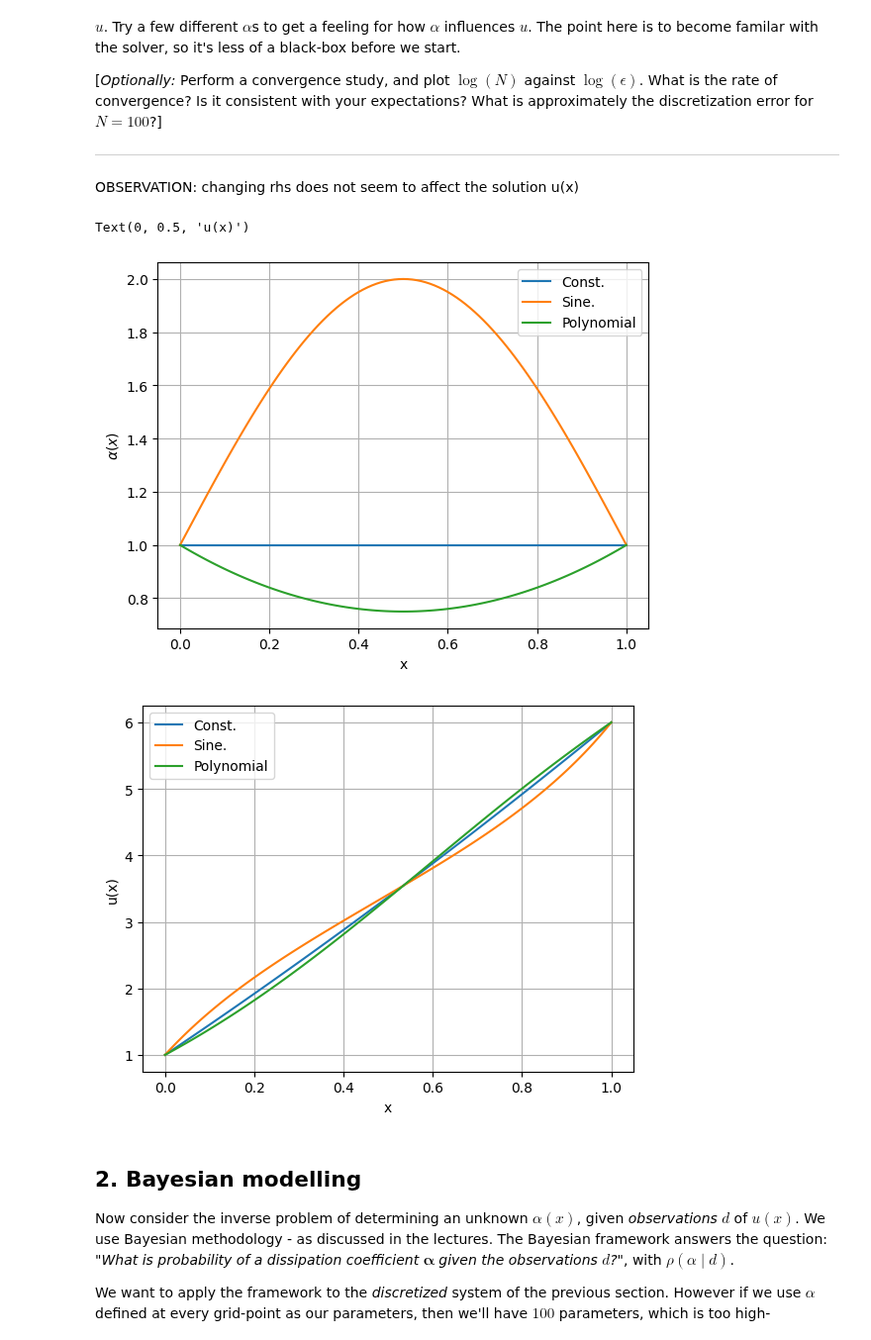
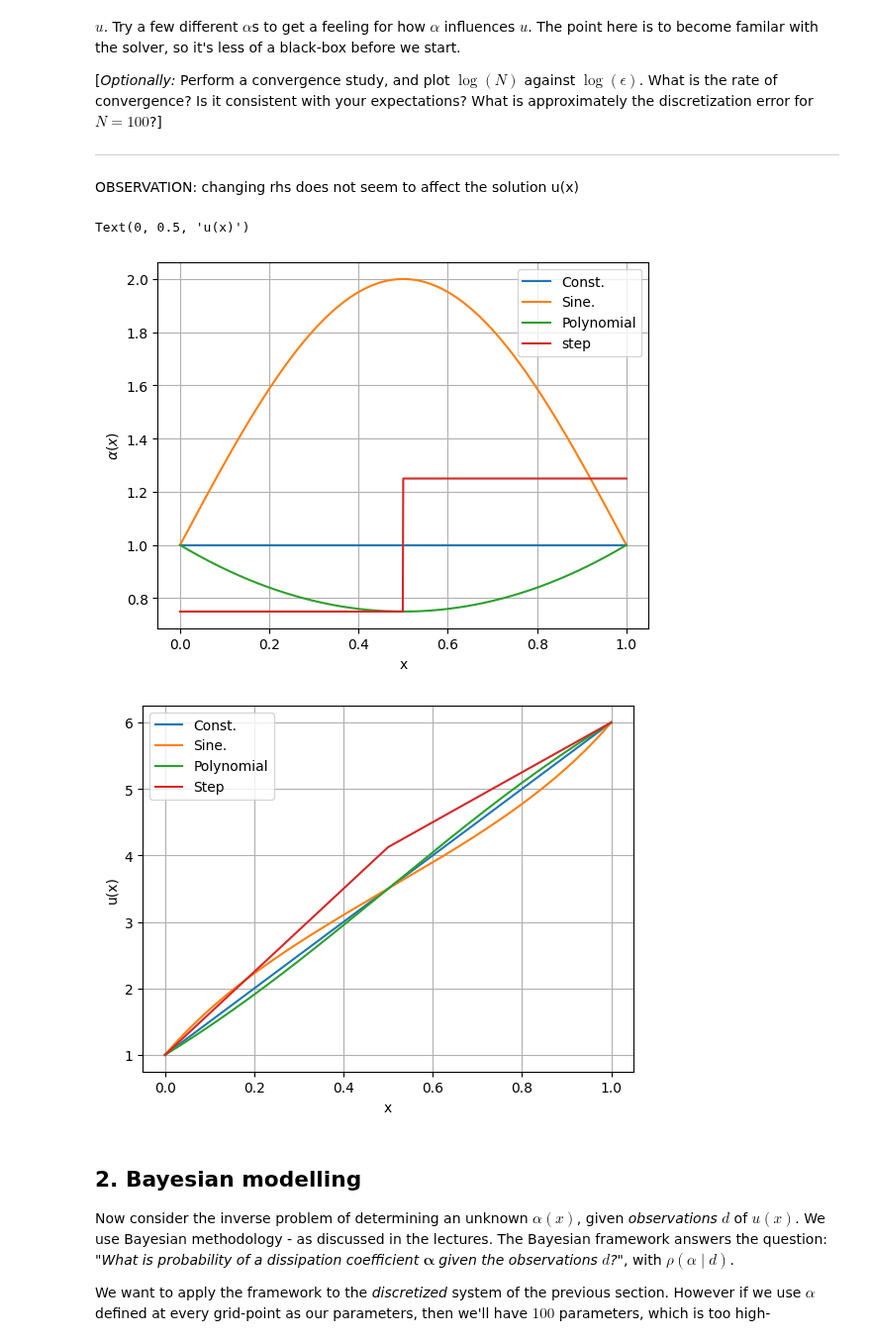
Before and after one commit to msahirs/CFD_IV, a Jupyter notebook: Tutorial3.ipynb, the cells around one changed output. Shown at 99% size. Cells and saved outputs as stored; diff of their text form; code cells hidden in the pictures.

Commit message:
Added step function

```diff
--- a/Tutorial3.ipynb
+++ b/Tutorial3.ipynb
@@ -58,7 +58,7 @@ def poisson_matrix(alpha):
     """
     N = alpha.shape[0] -1
     h     = 1./N
-    scale = 1./(2.*h**2)
+    scale = 1./(2*h**2)
     diag, upper, lower = np.ones(N+1), np.zeros(N), np.zeros(N)
     upper[1:]  =  scale * (alpha[1:-1]                  + alpha[2:  ])
     diag[1:-1] = -scale * (alpha[ :-2]  + 2*alpha[1:-1] + alpha[2:  ])
@@ -84,45 +84,51 @@ Test the Poisson solver.  Choose a particular function $\alpha(x)$ to describe t
 ----
 OBSERVATION: changing rhs does not seem to affect the solution u(x)
 # %%
-N = 100
+N = 1000
 x = np.linspace(0,1, N+1)
 
 
-# rhs = np.zeros(N+1) # LaPlace
-rhs = np.ones(N+1) # Poission
+rhs = np.zeros(N+1) # LaPlace
+# rhs = np.ones(N+1) * 1 # Poission
 
 # choose alpha(x). Ensure that given dirichlet BCs are satisfied (alpha(x=0) = alpha(x=1) = 1)
 alpha_1 = np.ones(N+1) # constant
 alpha_2 = 1 + np.sin(np.pi*x) #sine
 alpha_3 = 1 + x*(x-1) #polynomial
+alpha_4 = np.copy(alpha_1)
+alpha_4[x < 0.5] = 0.75
+alpha_4[x >= 0.5] = 1.25
 pass # OPTIONAL: try more alpha(x)
 
 
 u1 = solve_poisson(alpha_1, rhs, U0, U1)
 u2 = solve_poisson(alpha_2, rhs, U0, U1)
 u3 = solve_poisson(alpha_3, rhs, U0, U1)
+u4 = solve_poisson(alpha_4, rhs, U0, U1)
 
 plt.figure()
 plt.plot(x, alpha_1, label = 'Const.')
 plt.plot(x, alpha_2, label = 'Sine.')
 plt.plot(x, alpha_3, label = 'Polynomial')
+plt.plot(x, alpha_4, label = 'step')
 plt.legend()
 plt.grid()
 plt.xlabel('x')
 plt.ylabel(r'$\alpha(x)$')
 
 plt.figure()
 plt.plot(x, u1, label = 'Const.')
 plt.plot(x, u2, label = 'Sine.')
 plt.plot(x, u3, label = 'Polynomial')
+plt.plot(x, u4, label = 'Step')
 plt.legend()
 plt.grid()
 plt.xlabel('x')
 plt.ylabel('u(x)')
 # %% [output]
 Text(0, 0.5, 'u(x)')
-[figure, old version]
+[figure, new version]
-[figure, old version]
+[figure, new version]
 # %%
 # OPTIONAL: implement log-log convergence plots
 pass
```
Also changed, not shown: 1 other file.
